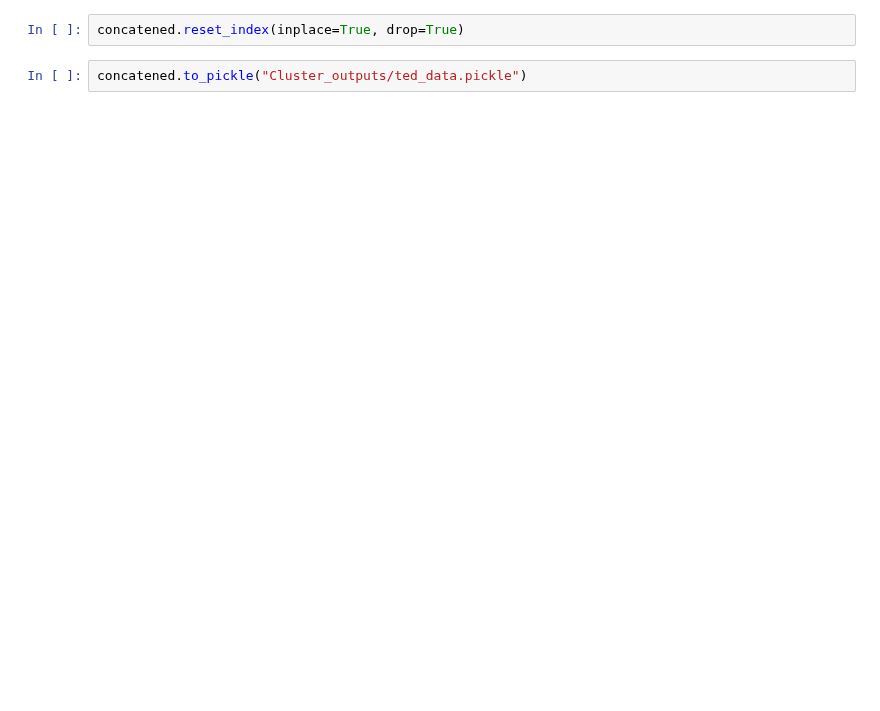
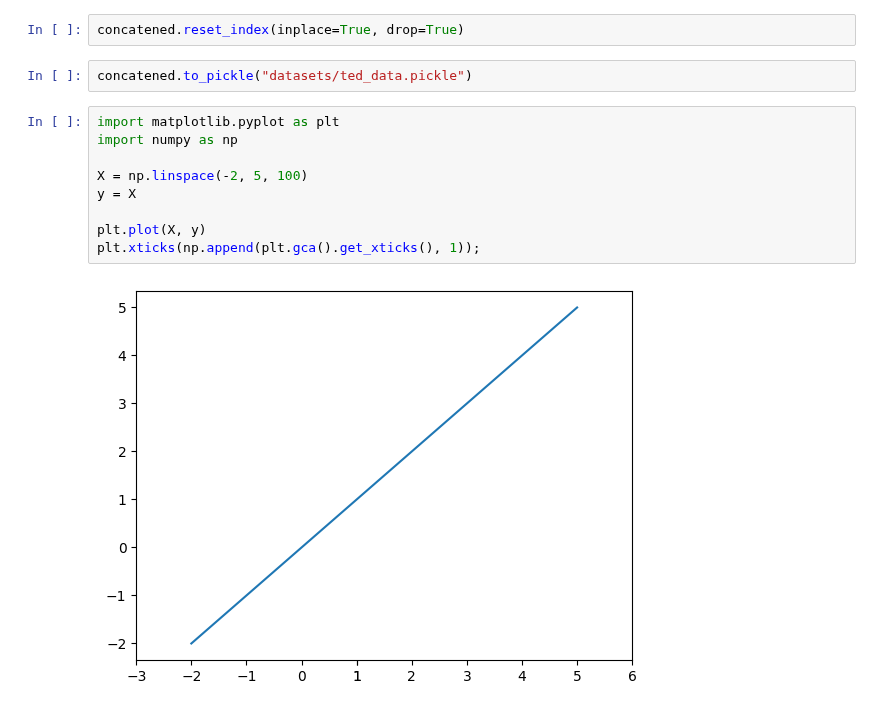
Before and after one commit to Guilherme-Ataliba/CSOWP-Symbolic-Regression, a Jupyter notebook: Article/concatenating.ipynb, the cells around one changed output. Saved outputs shown, nothing was run; the diff lists cells and outputs as text; blank space fills up the shorter version.

Commit message:
working on figures for the paper

```diff
--- a/Article/concatenating.ipynb
+++ b/Article/concatenating.ipynb
@@ -63,4 +89,15 @@ concatened
 # %%
 concatened.reset_index(inplace=True, drop=True)
 # %%
-concatened.to_pickle("Cluster_outputs/ted_data.pickle")
+concatened.to_pickle("datasets/ted_data.pickle")
+# %%
+import matplotlib.pyplot as plt
+import numpy as np
+
+X = np.linspace(-2, 5, 100)
+y = X
+
+plt.plot(X, y)
+plt.xticks(np.append(plt.gca().get_xticks(), 1));
+# %% [output]
+[figure, added]
```
Also changed, not shown: parts of 7 cells of this notebook, 16 other files.
